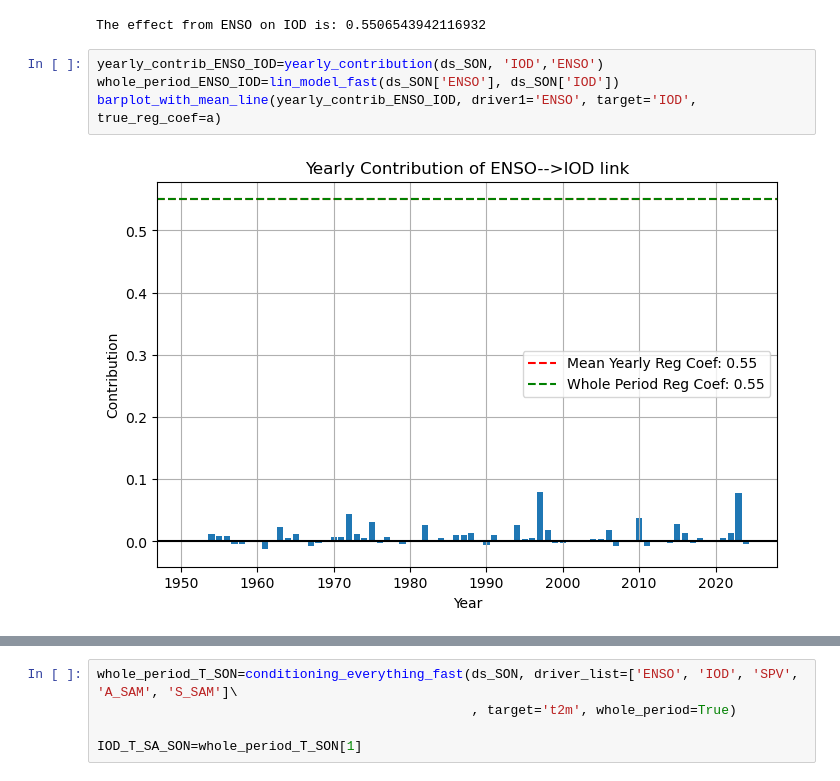
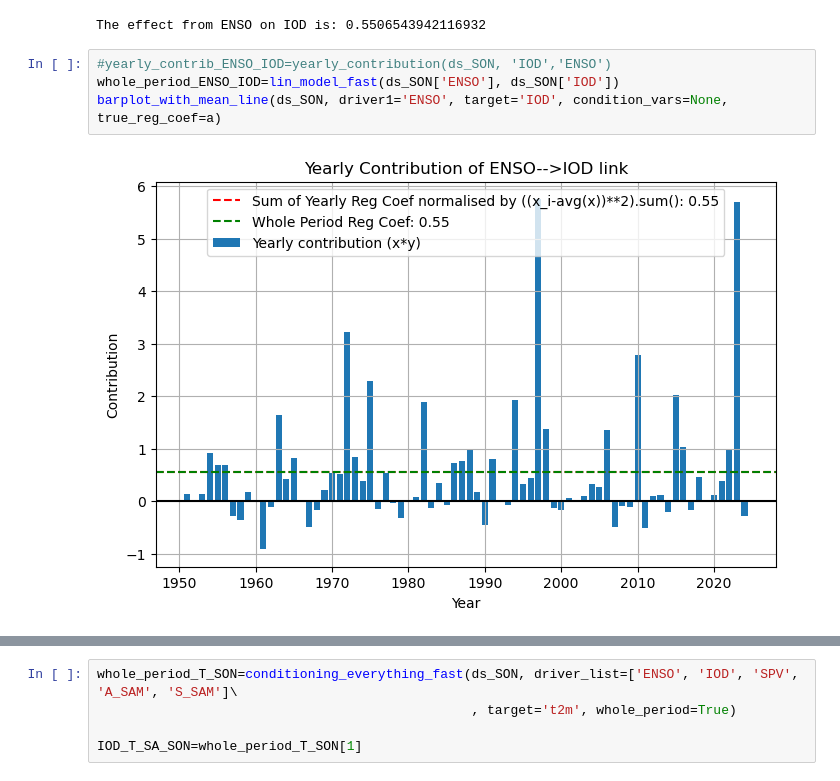
Before and after one commit to giulianolattus-crypto/work, a Jupyter notebook: whole_period_effects/yearly_contributions_whole_period.ipynb, the cells around one changed output, grey strips where cells are left out. Saved outputs shown, nothing was run; the diff lists cells and outputs as text.

```diff
--- a/whole_period_effects/yearly_contributions_whole_period.ipynb
+++ b/whole_period_effects/yearly_contributions_whole_period.ipynb
@@ -353,9 +366,9 @@ a=lin_model_xr(ds_SON, 'ENSO','IOD', printer=True)
 # %% [output]
 The effect from ENSO on IOD is: 0.5506543942116932
 # %%
-yearly_contrib_ENSO_IOD=yearly_contribution(ds_SON, 'IOD','ENSO')
+#yearly_contrib_ENSO_IOD=yearly_contribution(ds_SON, 'IOD','ENSO')
 whole_period_ENSO_IOD=lin_model_fast(ds_SON['ENSO'], ds_SON['IOD'])
-barplot_with_mean_line(yearly_contrib_ENSO_IOD, driver1='ENSO', target='IOD', true_reg_coef=a)
+barplot_with_mean_line(ds_SON, driver1='ENSO', target='IOD', condition_vars=None, true_reg_coef=a)
 # %% [output]
-[figure, old version]
+[figure, new version]
 # %%
```
Also changed, not shown: parts of 10 cells of this notebook, 6 other files.
